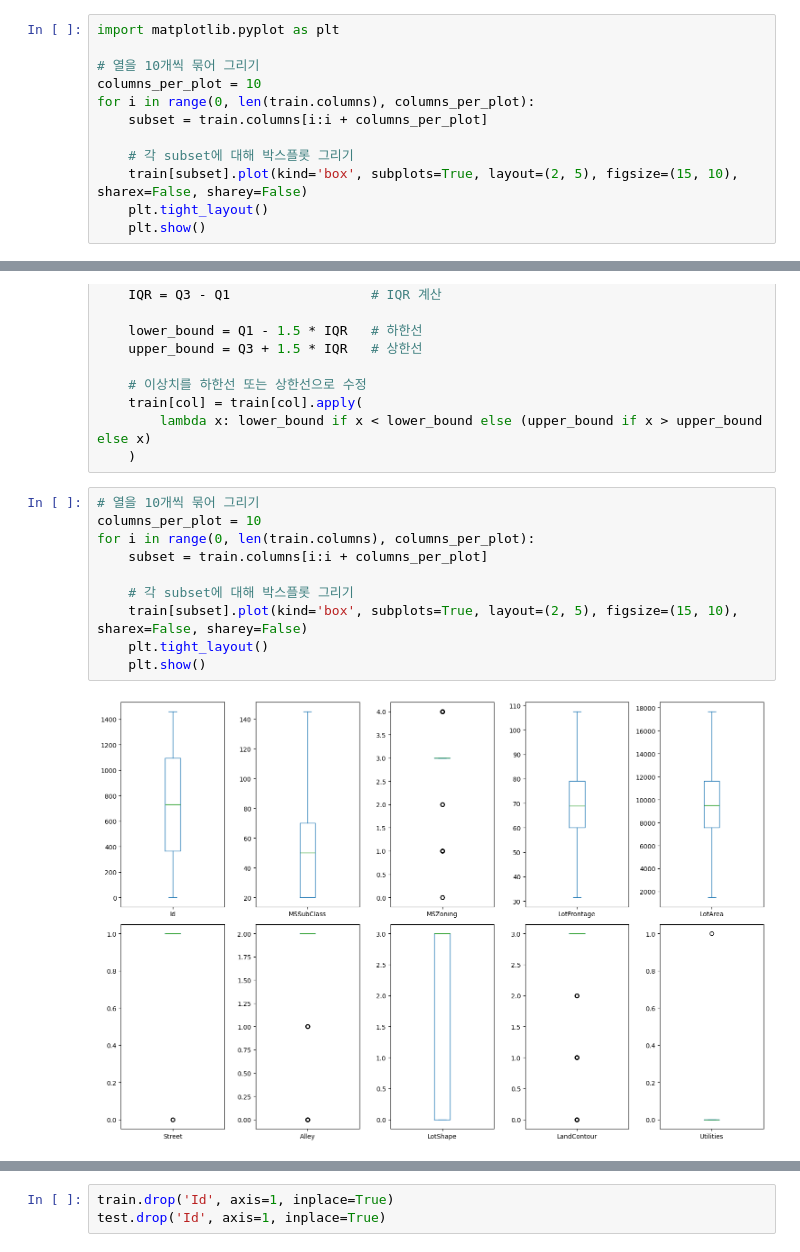
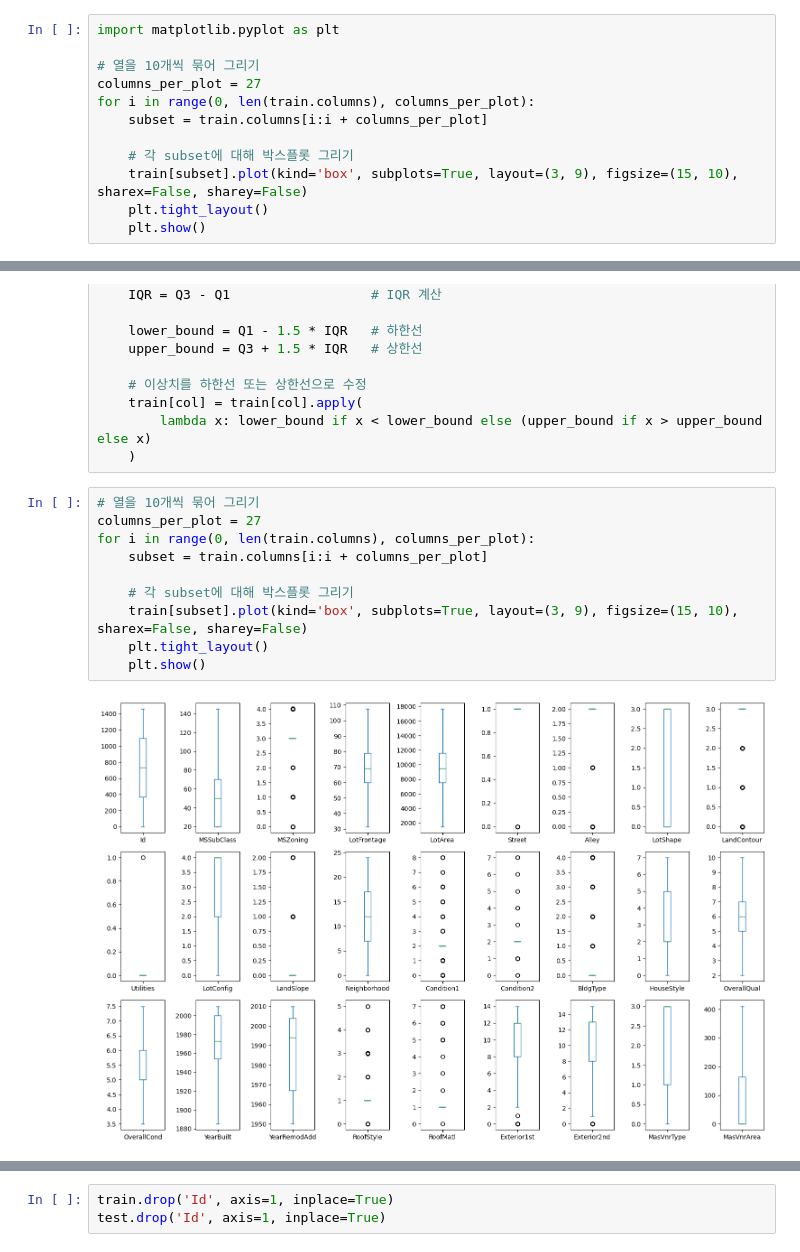
Before and after one commit to PNU-Mentoring/Study, a Jupyter notebook: daewook/house_prices.ipynb, the cells around one changed output, grey strips where cells are left out. Cells and saved outputs as stored; diff of their text form.

```diff
--- a/daewook/house_prices.ipynb
+++ b/daewook/house_prices.ipynb
@@ -189,12 +189,12 @@ test[test_en_col] = test[test_en_col].apply(le.fit_transform)
 import matplotlib.pyplot as plt
 
 # 열을 10개씩 묶어 그리기
-columns_per_plot = 10
+columns_per_plot = 27
 for i in range(0, len(train.columns), columns_per_plot):
     subset = train.columns[i:i + columns_per_plot]
 
     # 각 subset에 대해 박스플롯 그리기
-    train[subset].plot(kind='box', subplots=True, layout=(2, 5), figsize=(15, 10), sharex=False, sharey=False)
+    train[subset].plot(kind='box', subplots=True, layout=(3, 9), figsize=(15, 10), sharex=False, sharey=False)
     plt.tight_layout()
     plt.show()
 # %% [output]
@@ -223,13 +217,13 @@ for col in train_numeric_columns:
     )
 # %%
 # 열을 10개씩 묶어 그리기
-columns_per_plot = 10
+columns_per_plot = 27
 for i in range(0, len(train.columns), columns_per_plot):
     subset = train.columns[i:i + columns_per_plot]
 
     # 각 subset에 대해 박스플롯 그리기
-    train[subset].plot(kind='box', subplots=True, layout=(2, 5), figsize=(15, 10), sharex=False, sharey=False)
+    train[subset].plot(kind='box', subplots=True, layout=(3, 9), figsize=(15, 10), sharex=False, sharey=False)
     plt.tight_layout()
     plt.show()
 # %% [output]
-[figure, old version]
+[figure, new version]
```
Also changed, not shown: parts of 5 cells of this notebook, 6 other files.
